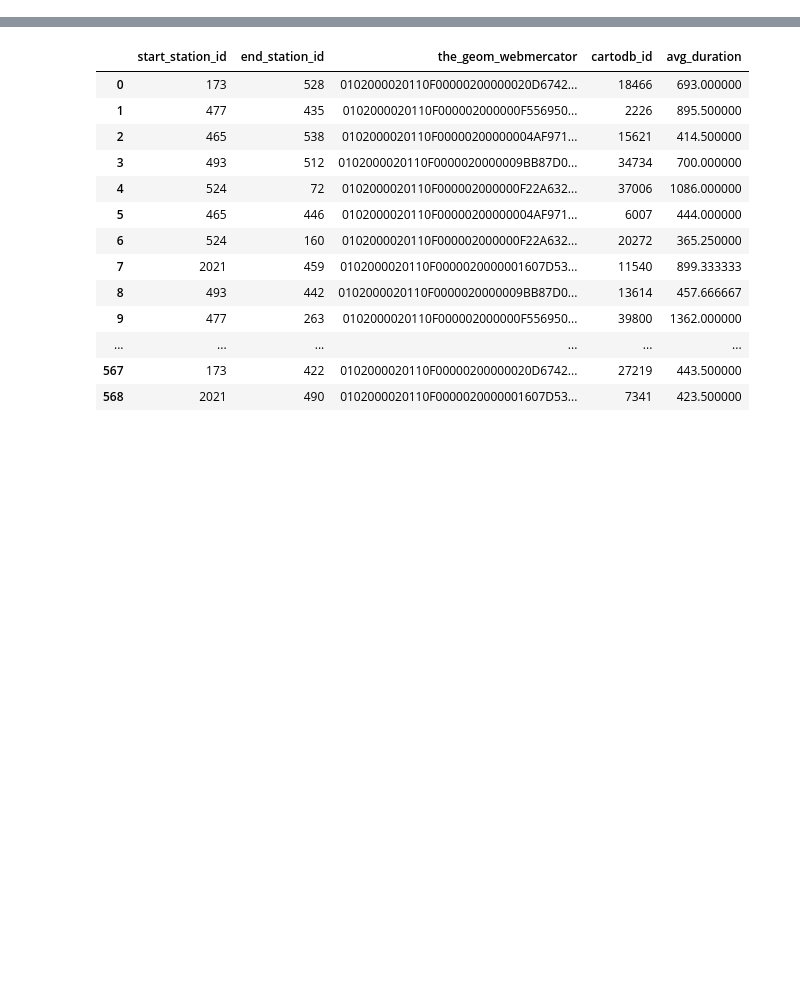
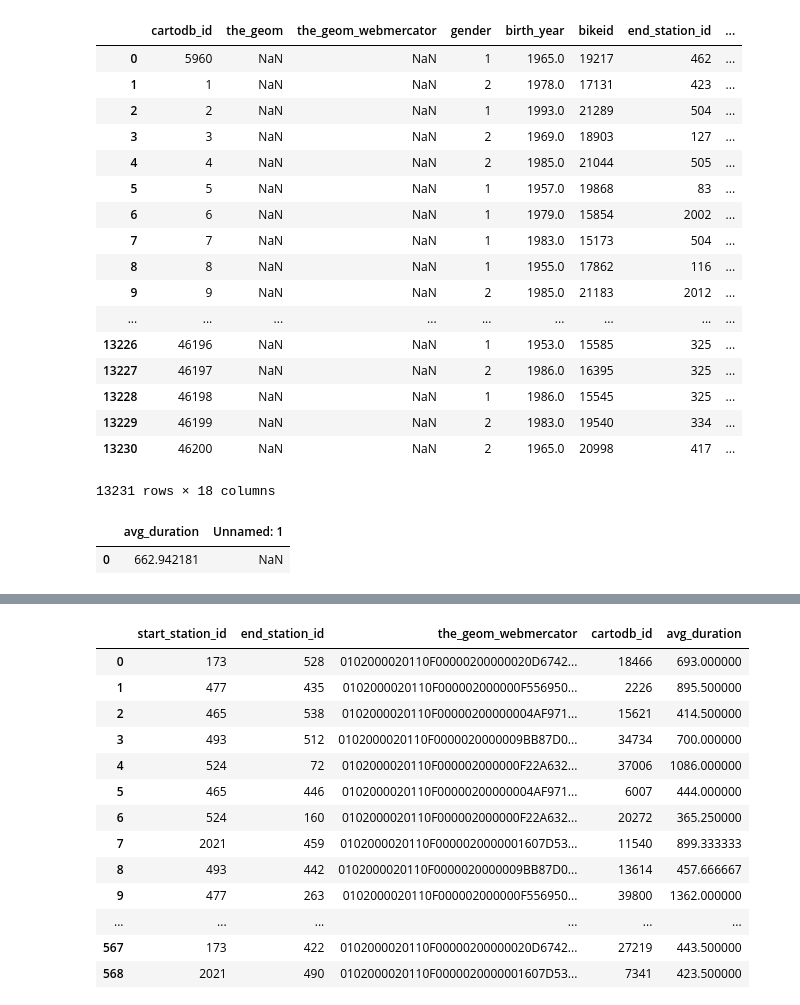
Before and after one commit to ep2247/PUI2017_ep2247, a Jupyter notebook: HW7_ep2247/HW7_2_ep2247.ipynb, the cells around one changed output, grey strips where cells are left out. Saved outputs shown, nothing was run; the diff lists cells and outputs as text; code cells hidden in the pictures; blank space fills up the shorter version.

```diff
--- a/HW7_ep2247/HW7_2_ep2247.ipynb
+++ b/HW7_ep2247/HW7_2_ep2247.ipynb
@@ -39,0 +277,28 @@ def queryCartoDB(query, format='CSV', source=SQL_SOURCE):
+# %%
+# select trips on weekends
+test2b = '''
+SELECT * FROM citibike
+
+WHERE extract(DOW FROM starttime) IN (0,6)
+'''
+# %%
+pd.read_csv(StringIO.StringIO(queryCartoDB(test2b)), sep=',')
+# %% [output]
+|  | cartodb_id | the_geom | the_geom_webmercator | gender | birth_year | bikeid | end_station_id | ... |
+| 0 | 5960 | NaN | NaN | 1 | 1965.0 | 19217 | 462 | ... |
+| 1 | 1 | NaN | NaN | 2 | 1978.0 | 17131 | 423 | ... |
+| 2 | 2 | NaN | NaN | 1 | 1993.0 | 21289 | 504 | ... |
+| 3 | 3 | NaN | NaN | 2 | 1969.0 | 18903 | 127 | ... |
+| 4 | 4 | NaN | NaN | 2 | 1985.0 | 21044 | 505 | ... |
+| 5 | 5 | NaN | NaN | 1 | 1957.0 | 19868 | 83 | ... |
+| 6 | 6 | NaN | NaN | 1 | 1979.0 | 15854 | 2002 | ... |
+| 7 | 7 | NaN | NaN | 1 | 1983.0 | 15173 | 504 | ... |
+| 8 | 8 | NaN | NaN | 1 | 1955.0 | 17862 | 116 | ... |
+| 9 | 9 | NaN | NaN | 2 | 1985.0 | 21183 | 2012 | ... |
+| ... | ... | ... | ... | ... | ... | ... | ... | ... |
+| 13226 | 46196 | NaN | NaN | 1 | 1953.0 | 15585 | 325 | ... |
+| 13227 | 46197 | NaN | NaN | 2 | 1986.0 | 16395 | 325 | ... |
+| 13228 | 46198 | NaN | NaN | 1 | 1986.0 | 15545 | 325 | ... |
+| 13229 | 46199 | NaN | NaN | 2 | 1983.0 | 19540 | 334 | ... |
+| 13230 | 46200 | NaN | NaN | 2 | 1965.0 | 20998 | 417 | ... |
+13231 rows × 18 columns
@@ -39,0 +315,5 @@ def queryCartoDB(query, format='CSV', source=SQL_SOURCE):
+# %%
+pd.read_csv(StringIO.StringIO(queryCartoDB(test2c)), sep=',')
+# %% [output]
+|  | avg_duration | Unnamed: 1 |
+| 0 | 662.942181 | NaN |
```
Also changed, not shown: parts of 40 cells of this notebook.
